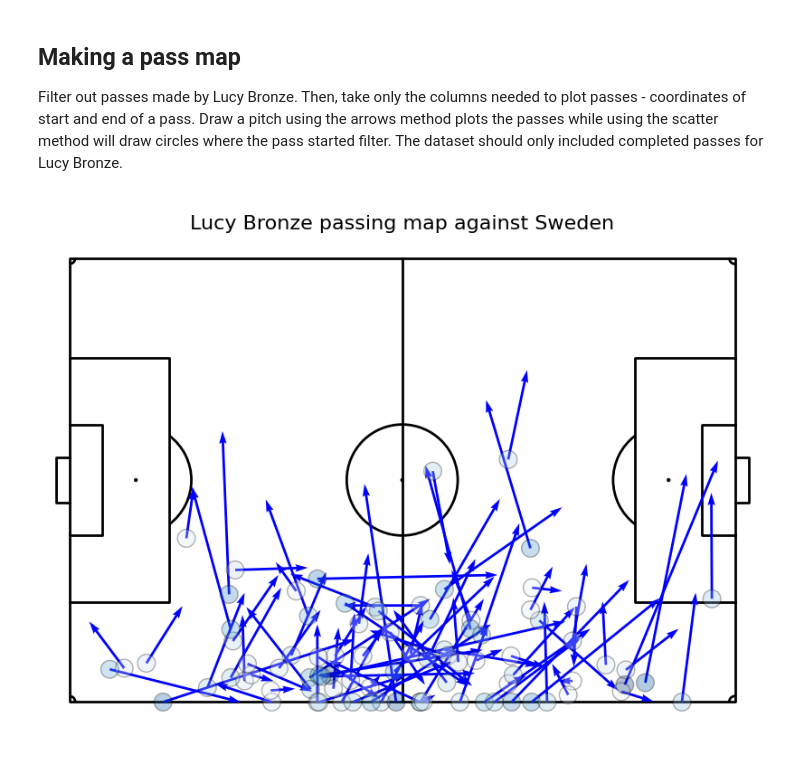
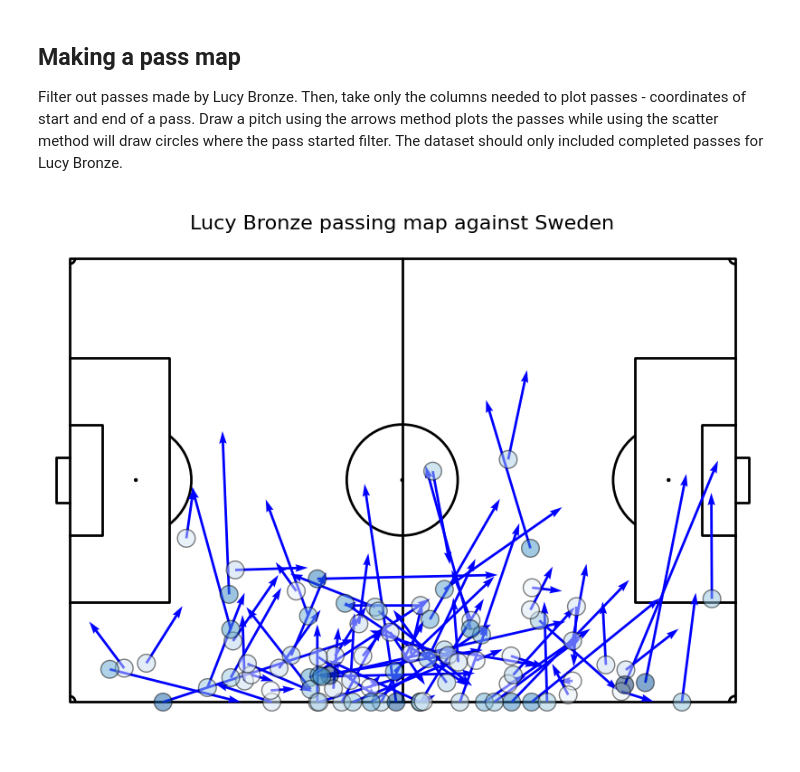
Before and after one commit to khoffLSU/footy_analytics, a Jupyter notebook: Visualizing Football - passes.ipynb, the cells around one changed output. Cells and saved outputs as stored; diff of their text form; code cells hidden in the pictures.

```diff
--- a/Visualizing Football - passes.ipynb
+++ b/Visualizing Football - passes.ipynb
@@ -36,19 +36,19 @@ Filter out passes made by Lucy Bronze. Then, take only the columns needed to plo
 # %%
 # Create the pitch
 pitch = Pitch(line_color='black', goal_type='box', corner_arcs=True)
 fig, ax = pitch.grid(figheight=6,grid_height=0.9, title_height=0.06, axis=False,
                      endnote_height=0.04, title_space=0, endnote_space=0)
 
 # filter for Lucy Bronze
 lucy = (passes.query('player=="Lucy Bronze"')
 #         .query('pass_type=="Throw-in"')
        )
 
 # drawing on the pitch
 pitch.arrows(lucy.x,lucy.y,lucy.x_f,lucy.y_f, ax=ax['pitch'], color='b', width=2)
-pitch.scatter(lucy.x, lucy.y, ax=ax['pitch'], c=lucy.pass_length, s=200, cmap='Blues', alpha=0.3, edgecolor='k')
+pitch.scatter(lucy.x, lucy.y, ax=ax['pitch'], c=lucy.pass_length, s=200, cmap='Blues', alpha=0.5, edgecolor='k')
 
 plt.suptitle('Lucy Bronze passing map against Sweden', fontsize=16)
 plt.show()
 # %% [output]
-[figure, old version]
+[figure, new version]
```
Also changed, not shown: parts of 3 cells of this notebook.
